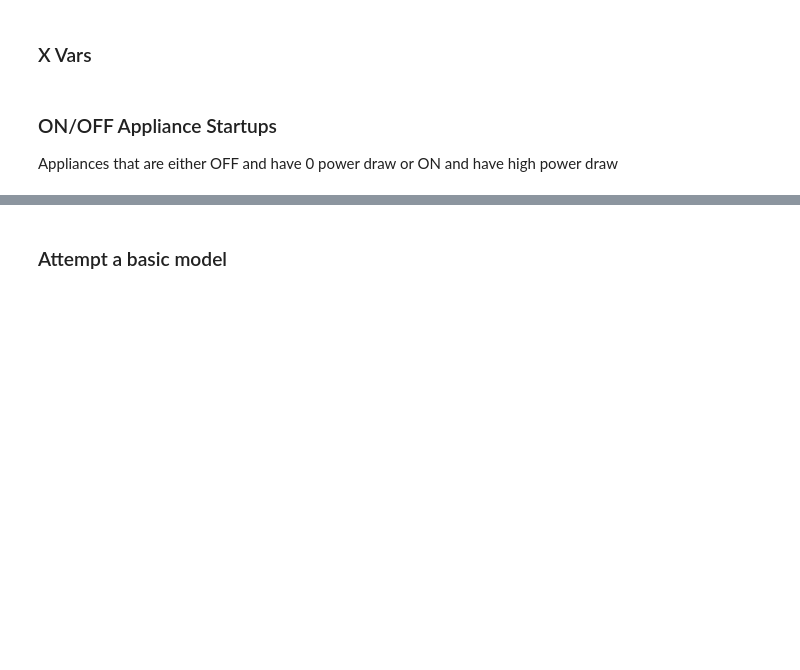
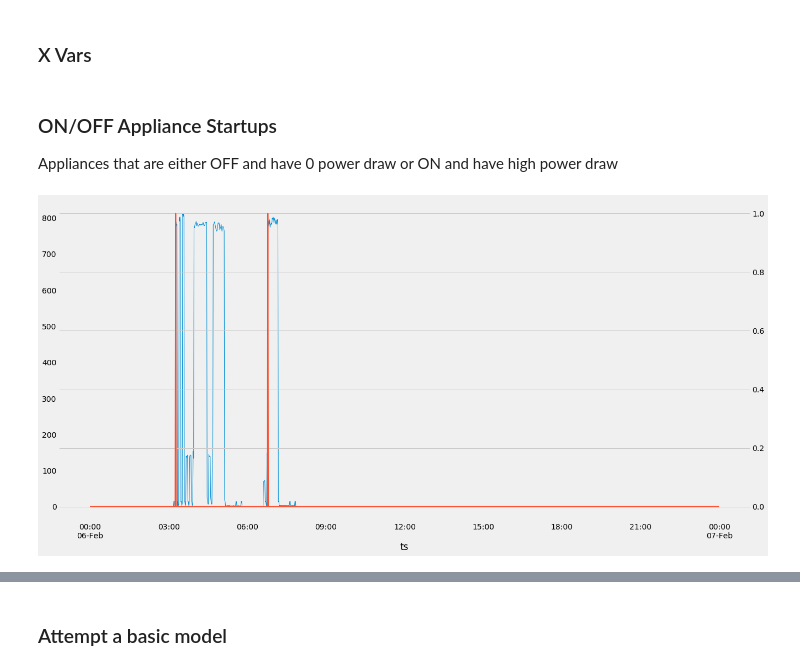
Before and after one commit to enmyj/gafp, a Jupyter notebook: elec_start_predictions.ipynb, the cells around one changed output, grey strips where cells are left out. Saved outputs shown, nothing was run; the diff lists cells and outputs as text; code cells hidden in the pictures; blank space fills up the shorter version.

Commit message:
post office hours work

```diff
--- a/elec_start_predictions.ipynb
+++ b/elec_start_predictions.ipynb
@@ -44,6 +62,9 @@ df['neg_mht_pct'] = df['main_house_total'].pct_change(freq='-1Min').fillna(0)
 # main house power difference 1 min intervals
 df['pos_mht_diff'] = df['main_house_total'].diff(periods=1).fillna(0)
 df['neg_mht_diff'] = df['main_house_total'].diff(periods=-1).fillna(0)
+# %%
+df['neg_mht_pct'].replace(np.inf,100,inplace=True)
+df['pos_mht_pct'].replace(np.inf,100,inplace=True)
 # %% [markdown]
 ### ON/OFF Appliance Startups
 Appliances that are either OFF and have 0 power draw or ON and have high power draw
@@ -65,9 +86,11 @@ for lbl in of_apps:
 # %%
 # plot spot checks to see if methodology works
 lbl = 'dishwasher'
-mask = (df.index.week==6)&(df.index.year==2013)# &(df.index.day==26)&(df.index.hour > 14)
+mask = (df.index.week==6)&(df.index.year==2013)&(df.index.day==6) #&(df.index.hour > 14)
 df[lbl][mask].plot(linewidth=1,figsize=(20,10));
 df[lbl+'_start'][mask].plot(secondary_y=True,linewidth=2,figsize=(20,10));
+# %% [output]
+[figure, added]
 # %%
 # loop through the calculted "start" columns
 # find the "1s" and create a countdown starting at 60 mins from that point
```
Also changed, not shown: parts of 13 cells of this notebook.
